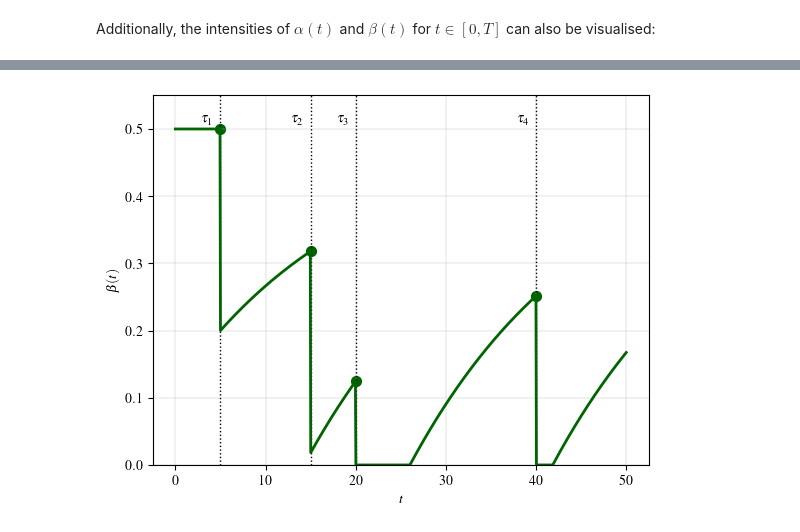
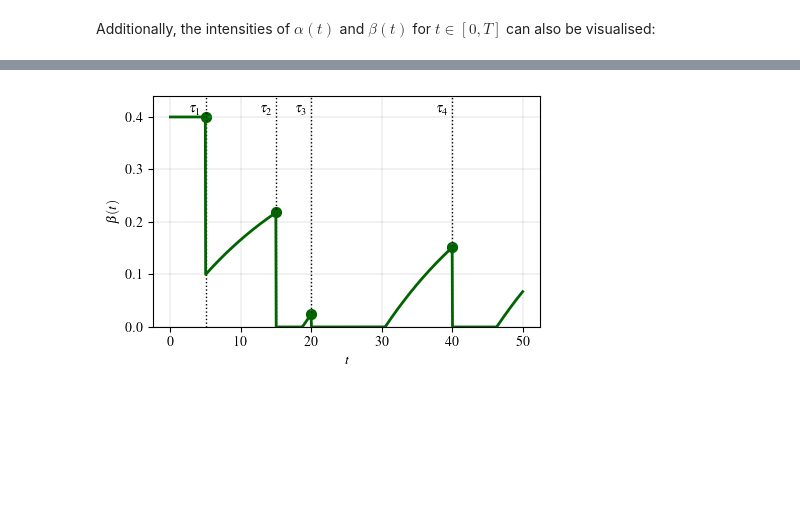
Before and after one commit to fraspass/hep, a Jupyter notebook: notebooks/hierarchical_hawkes_delay.ipynb, the cells around one changed output, grey strips where cells are left out. Saved outputs shown, nothing was run; the diff lists cells and outputs as text; code cells hidden in the pictures; blank space fills up the shorter version.

```diff
--- a/notebooks/hierarchical_hawkes_delay.ipynb
+++ b/notebooks/hierarchical_hawkes_delay.ipynb
@@ -17,7 +17,7 @@ import numpy as np
 jumps = np.array([5, 15, 20, 40])
 lambda0 = 0.1
 theta0_alpha = 0.25
-theta0_beta = 0.5
+theta0_beta = 0.4
 theta0_delta = 1.5
 eta_alpha = 0.2
 eta_beta = 0.3
@@ -93,17 +96,18 @@ plt.show()
 # %%
+plt.figure(figsize=(5, 3))
 for jump in jumps:
     plt.axvline(x=jump, color='black', linestyle='dotted', linewidth=1)
 plt.plot(time_grid, ints_beta, color='darkgreen', linewidth=2, label='Fitted cluster intensity')
 plt.scatter(jumps, betas, color='darkgreen', s=50, label='Intensity at jumps')
 plt.ylim(0, np.max(ints_beta) + np.max(ints_beta) / 10)
 plt.xlabel(r'$t$')
 plt.ylabel(r'$\beta(t)$')
 plt.grid(linewidth=0.25)
 ## Add text next to changepoints
 for j, jump in enumerate(jumps):
     plt.text(jump - 1.5, np.max(ints_beta) * 1.02, r'$\tau_{'+str(j+1)+'}$', fontsize=10, color='black', ha='center')
 plt.savefig('../figures/example1_beta.pdf', bbox_inches='tight')
 plt.show()
 # %% [output]
-[figure, old version]
+[figure, new version]
 # %%
```
Also changed, not shown: parts of 3 cells of this notebook, 8 other files.
